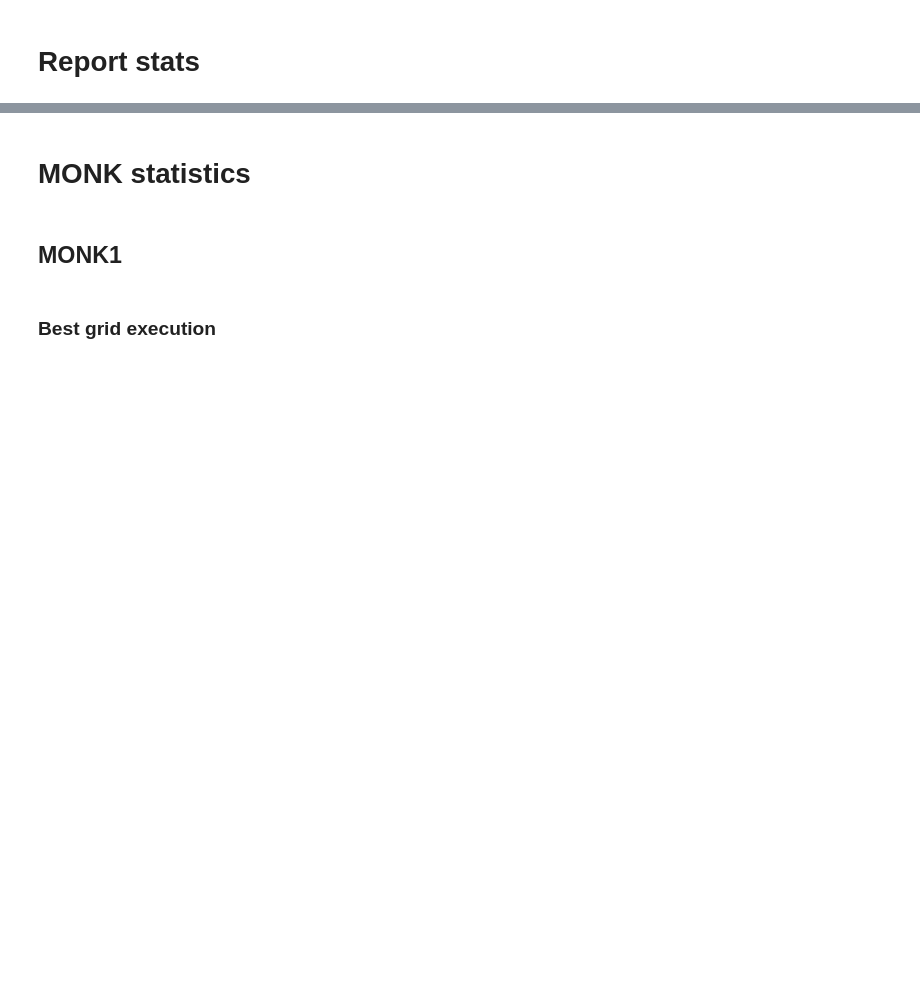
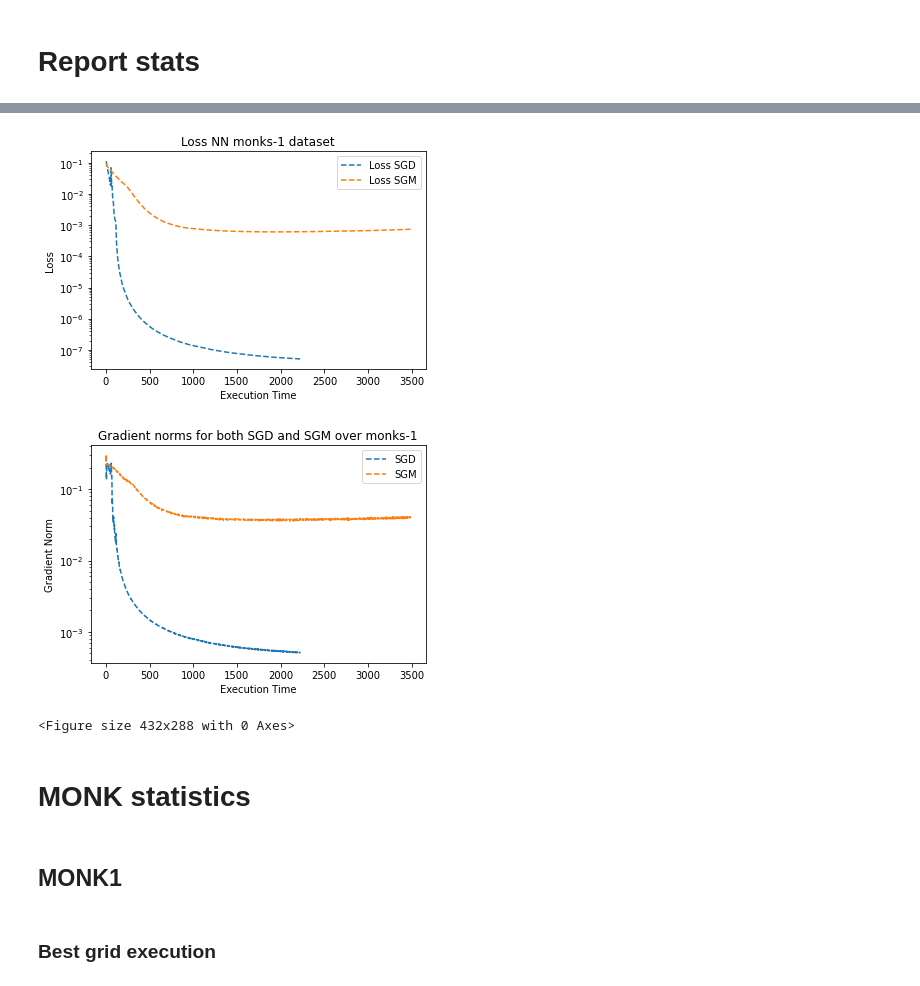
Before and after one commit to Ulferin/CM, a Jupyter notebook: src/NN/plots.ipynb, the cells around one changed output, grey strips where cells are left out. Cells and saved outputs as stored; diff of their text form; code cells hidden in the pictures; blank space fills up the shorter version.

```diff
--- a/src/NN/plots.ipynb
+++ b/src/NN/plots.ipynb
@@ -141,0 +190,62 @@ def plot_MONK_stats(conf, dataset, test, X_train, y_train, X_test, y_test, save=
+# %%
+time = True
+score = False
+
+dataset = 'monks-1'
+X_train, y_train, X_test, y_test = load_dataset(dataset)
+
+if dataset == 'cup':
+    nn = NR
+else:
+    nn = NC
+
+# Plots together results from SGD and SGM
+net_SGD = nn(**params[dataset]['SGD'])
+net_SGM = nn(**params[dataset]['SGM'])
+
+net_SGD.fit(X_train, y_train)
+net_SGM.fit(X_train, y_train)
+
+sgd_loss = net_SGD.train_loss
+sgm_loss = net_SGM.train_loss
+
+# Conditional configuration
+x_label = 'Execution Time' if time else 'Epochs'
+
+train_res_SGD = net_SGD.train_scores if score else net_SGD.train_loss
+train_res_SGM = net_SGM.train_scores if score else net_SGM.train_loss
+x_SGD = net_SGD.epochs_time if time else list(range(len(train_res_SGD)))
+x_SGM = net_SGM.epochs_time if time else list(range(len(train_res_SGM)))
+
+print(params[dataset]['SGD'])
+print(net_SGD.best_score(),"\n")
+
+print(params[dataset]['SGM'])
+print(net_SGD.best_score(),"\n")
+
+# Plots losses
+plt.semilogy(x_SGD, train_res_SGD, '--', label='Loss SGD')
+plt.semilogy(x_SGM, train_res_SGM, '--', label='Loss SGM')
+
+plt.xlabel(x_label)
+plt.ylabel ('Loss')
+
+plt.legend(loc='best')
+plt.title (f'Loss NN {dataset} dataset')
+
+plt.show()
+plt.clf()
+
+# Plots gradient norms
+plt.semilogy(x_SGD, net_SGD.grad_est_per_epoch, '--', label='SGD')
+plt.semilogy(x_SGM, net_SGM.grad_est_per_epoch, '--', label='SGM')
+
+plt.xlabel(x_label)
+plt.ylabel ('Gradient Norm')
+
+plt.legend(loc='best')
+plt.title (f'Gradient norms for both SGD and SGM over {dataset}')
+
+plt.show()
+plt.clf()
+# %% [output]
@@ -142,2 +271,5 @@ def plot_MONK_stats(conf, dataset, test, X_train, y_train, X_test, y_test, save=
+[figure, added]
+[figure, added]
+<Figure size 432x288 with 0 Axes>
 # %% [markdown]
 # MONK statistics
```
Also changed, not shown: parts of 16 cells of this notebook, 4 other files.
